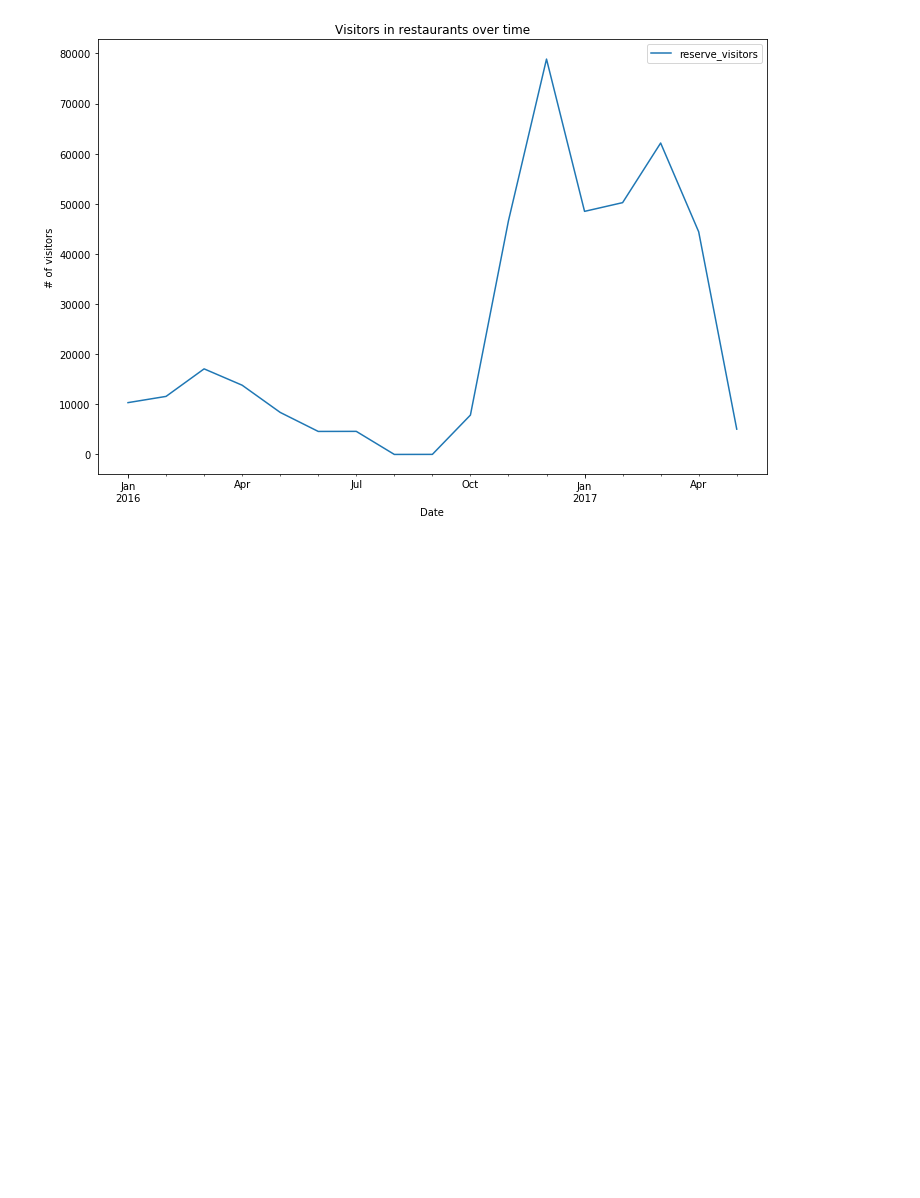
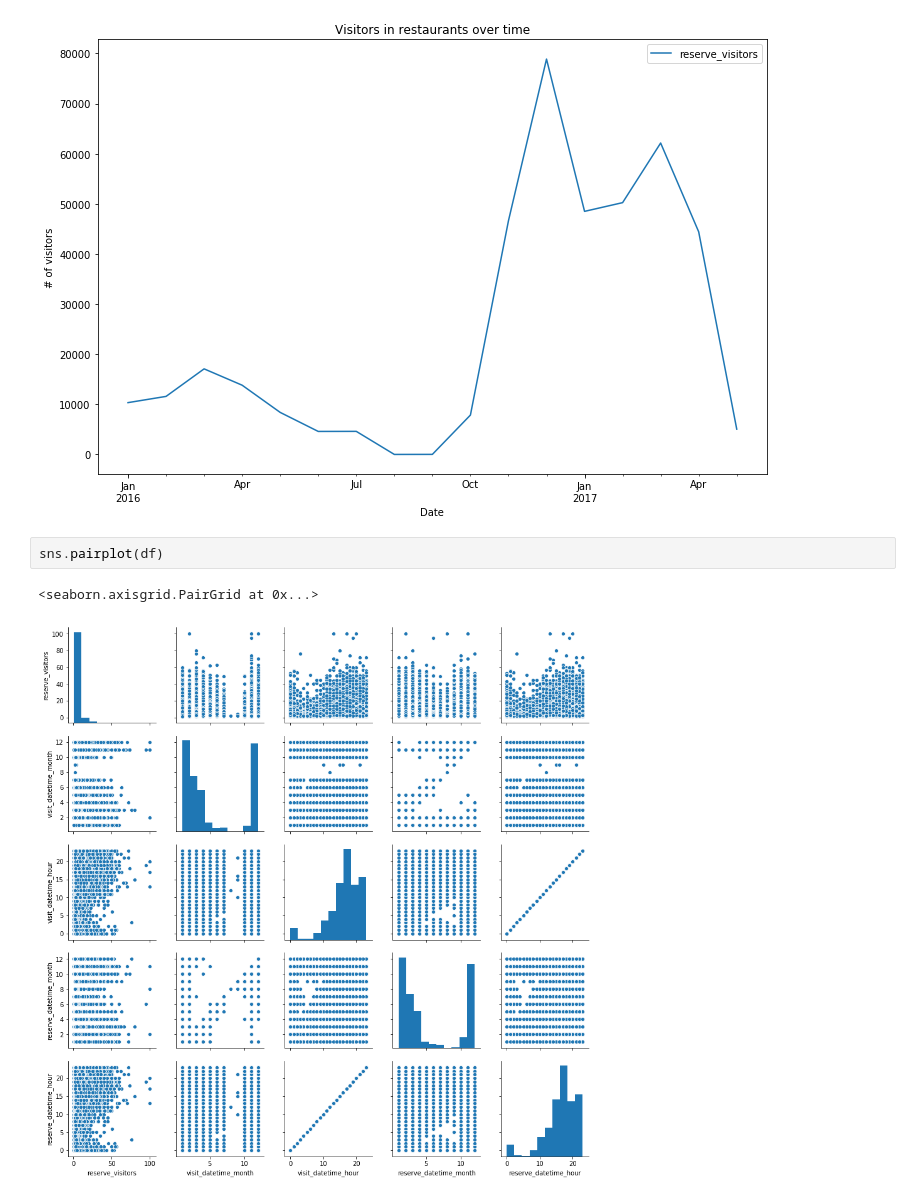
Before and after one commit to galiii/Recruit-Restaurant-Visitor-Forecasting, a Jupyter notebook: data-exploration/air_reserve-exploration.ipynb, the cells around one changed output. Saved outputs shown, nothing was run; the diff lists cells and outputs as text; blank space fills up the shorter version.

```diff
--- a/data-exploration/air_reserve-exploration.ipynb
+++ b/data-exploration/air_reserve-exploration.ipynb
@@ -289,3 +309,8 @@ ax.set_xlabel("Date")
 ax.set_ylabel("# of visitors");
 # %% [output]
 [figure]
+# %%
+sns.pairplot(df)
+# %% [output]
+<seaborn.axisgrid.PairGrid at 0x...>
+[figure, added]
```
Also changed, not shown: parts of 3 cells of this notebook, 4 other files.
